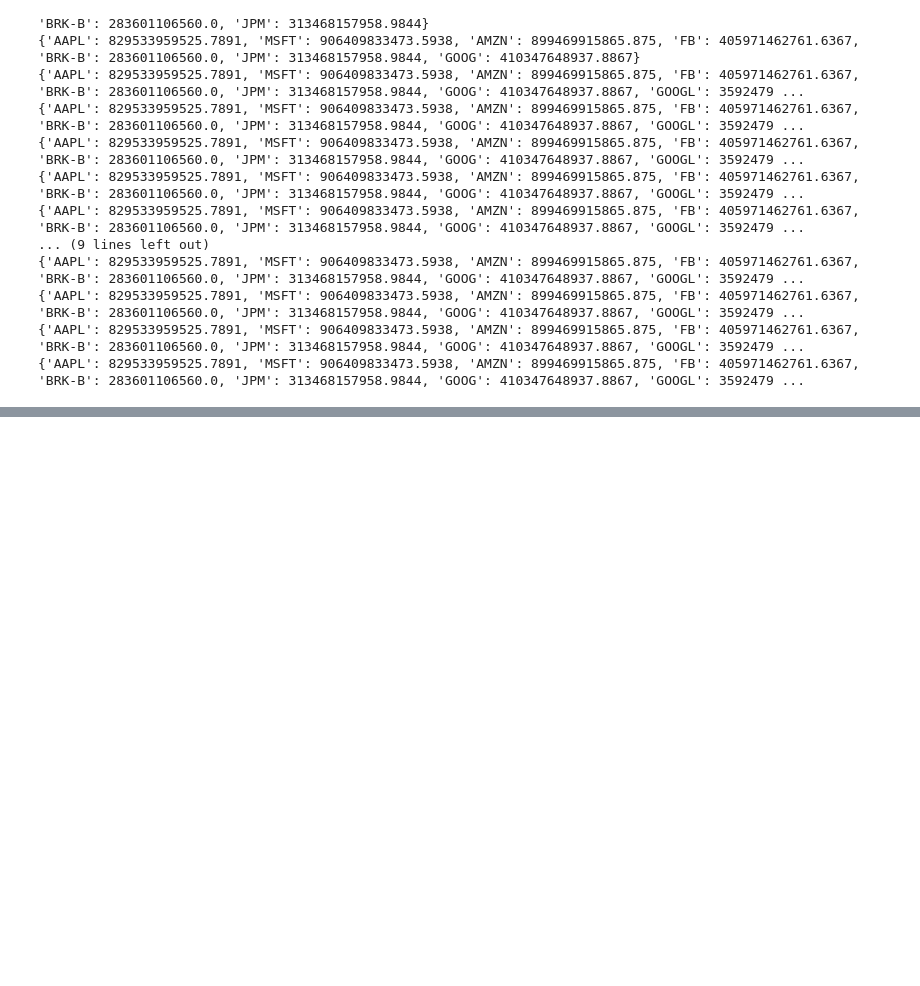
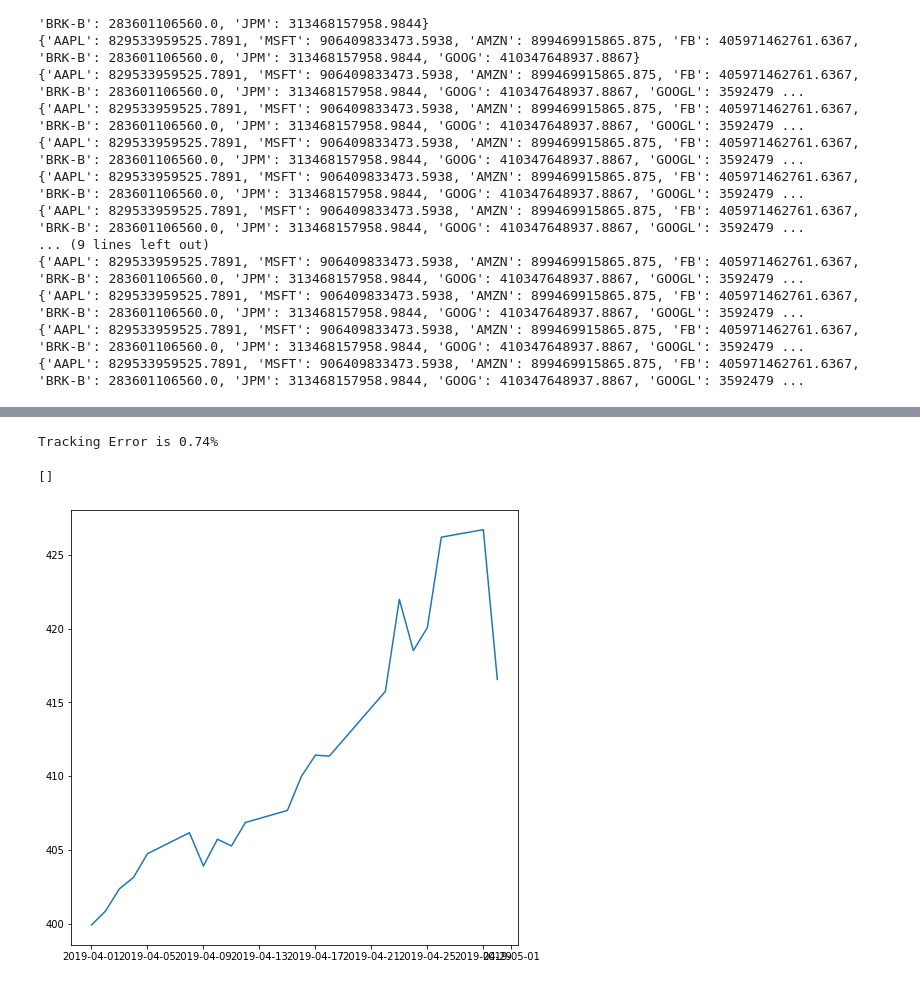
Before and after one commit to TheDonKane/CaseStudy_KeplerFi, a Jupyter notebook: replicatedPortfolio.ipynb, the cells around one changed output, grey strips where cells are left out. Drawn from its saved outputs; the diff is of its cells as text; code cells hidden in the pictures; blank space fills up the shorter version.

```diff
--- a/replicatedPortfolio.ipynb
+++ b/replicatedPortfolio.ipynb
@@ -205,0 +191,4 @@ for i in tickers:
+# %%
+rweights = list(replicatedWeights.values())
+
+print(rweights)
@@ -206,14 +197,17 @@ for i in tickers:
 # %%
 weightedPrice = {}
 
+
 def replicateETF():
+    prices = data.DataReader(tickers, data_source="yahoo", start=start, end=end)['Adj Close']
+    x = 0
     for i in tickers:
-        yahoo_financials = YahooFinancials(i)
+        prices[i] *= rweights[x]
+        x += 1
 
-        prices = data.DataReader(i, data_source="yahoo", start=start, end=end)['Adj Close']
+    prices['ETF'] = prices.sum(axis = 1)
 
-        weightedPrice = prices * replicatedWeights[i]
-        print(weightedPrice)
+    return prices['ETF']
 
 replicateETF()
 # %% [output]
@@ -278,0 +308,32 @@ print(historical_stock_prices)
+# %%
+
+def trackingError():
+
+    returnDifference = etfTotalReturn - russellTotalReturn
+
+    squaredValues = returnDifference ** 2
+
+    sumation = squaredValues.sum()
+
+    Error = (sumation / (20 - 1)) ** (1/2)
+
+
+    print("Tracking Error is " + "{:.2%}".format(Error))
+
+
+trackingError()
+# %% [output]
+Tracking Error is 0.74%
+# %%
+import seaborn as sns
+
+
+fig=plt.figure(figsize = (8,8))
+fig.show()
+ax=fig.add_subplot(111)
+
+plt.plot(replicateETF())
+plt.plot()
+# %% [output]
+[]
+[figure, added]
```
Also changed, not shown: parts of 13 cells of this notebook.
